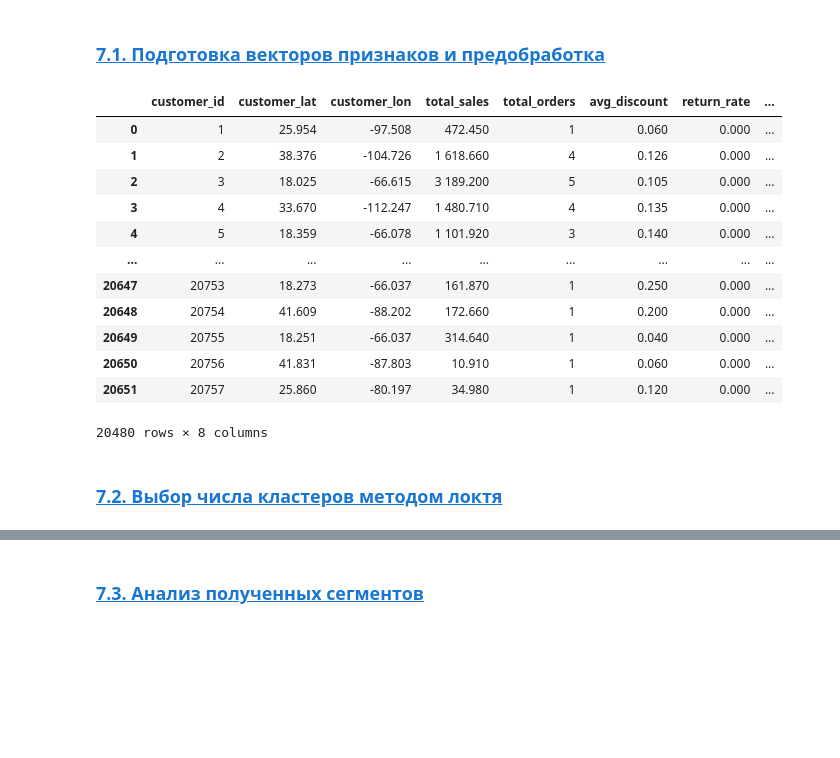
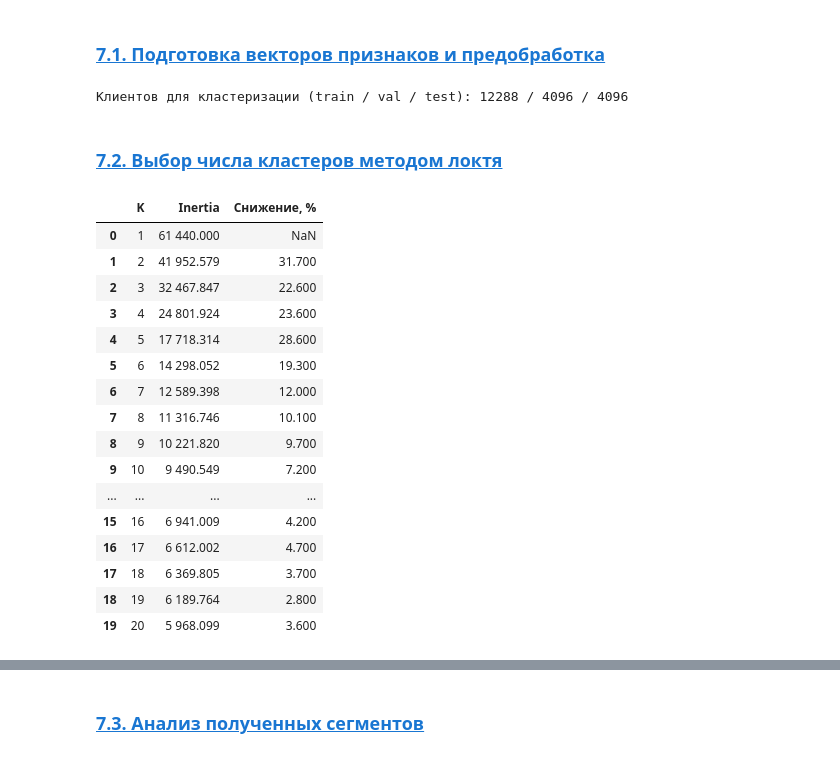
Before and after one commit to MEYakunin/Sprint18_Delivery_Delay_Prediction, a Jupyter notebook: Sprint18_Delivery_Delay_Prediction_Yakunin_Mikl.ipynb, the cells around one changed output, grey strips where cells are left out. Cells and saved outputs as stored; diff of their text form; code cells hidden in the pictures; blank space fills up the shorter version.

```diff
--- a/Sprint18_Delivery_Delay_Prediction_Yakunin_Mikl.ipynb
+++ b/Sprint18_Delivery_Delay_Prediction_Yakunin_Mikl.ipynb
@@ -1181,19 +1179,13 @@ plt.show()
 5. Визуализируйте положение кластеров с помощью t-SNE.
 # %% [markdown]
 ### [7.1. Подготовка векторов признаков и предобработка](#content)<a id="7_1"></a>
-# %%
-df_customers_clean
-# %% [output]
-|  | customer_id | customer_lat | customer_lon | total_sales | total_orders | avg_discount | return_rate | ... |
-| 0 | 1 | 25.954 | -97.508 | 472.450 | 1 | 0.060 | 0.000 | ... |
-| 1 | 2 | 38.376 | -104.726 | 1 618.660 | 4 | 0.126 | 0.000 | ... |
-| 2 | 3 | 18.025 | -66.615 | 3 189.200 | 5 | 0.105 | 0.000 | ... |
-| 3 | 4 | 33.670 | -112.247 | 1 480.710 | 4 | 0.135 | 0.000 | ... |
-| 4 | 5 | 18.359 | -66.078 | 1 101.920 | 3 | 0.140 | 0.000 | ... |
-| ... | ... | ... | ... | ... | ... | ... | ... | ... |
-| 20647 | 20753 | 18.273 | -66.037 | 161.870 | 1 | 0.250 | 0.000 | ... |
-| 20648 | 20754 | 41.609 | -88.202 | 172.660 | 1 | 0.200 | 0.000 | ... |
-| 20649 | 20755 | 18.251 | -66.037 | 314.640 | 1 | 0.040 | 0.000 | ... |
-| 20650 | 20756 | 41.831 | -87.803 | 10.910 | 1 | 0.060 | 0.000 | ... |
-| 20651 | 20757 | 25.860 | -80.197 | 34.980 | 1 | 0.120 | 0.000 | ... |
-20480 rows × 8 columns
+# %%
+profil_cols = ['recency', 'total_orders', 'total_sales', 'return_rate', 'avg_discount']
+
+train_profil = df_customers_clean[df_customers_clean['customer_id'].isin(train_customers)][profil_cols]
+val_profil = df_customers_clean[df_customers_clean['customer_id'].isin(val_customers)][profil_cols]
+test_profil = df_customers_clean[df_customers_clean['customer_id'].isin(test_customers)][profil_cols]
+
+print(f'Клиентов для кластеризации (train / val / test): {train_profil.shape[0]} / {val_profil.shape[0]} / {test_profil.shape[0]}')
+# %% [output]
+Клиентов для кластеризации (train / val / test): 12288 / 4096 / 4096
@@ -1201,0 +1209,23 @@ df_customers_clean
+# %%
+# Таблица: инерция и относительное снижение (для обоснования выбора K)
+elbow_profil_df = pd.DataFrame({'K': list(k_range), 'Inertia': inertias_profil})
+elbow_profil_df['Снижение, %'] = (elbow_profil_df['Inertia'].diff().abs() / elbow_profil_df['Inertia'].shift(1) * 100).round(1)
+display(elbow_profil_df)
+# %% [output]
+|  | K | Inertia | Снижение, % |
+| 0 | 1 | 61 440.000 | NaN |
+| 1 | 2 | 41 952.579 | 31.700 |
+| 2 | 3 | 32 467.847 | 22.600 |
+| 3 | 4 | 24 801.924 | 23.600 |
+| 4 | 5 | 17 718.314 | 28.600 |
+| 5 | 6 | 14 298.052 | 19.300 |
+| 6 | 7 | 12 589.398 | 12.000 |
+| 7 | 8 | 11 316.746 | 10.100 |
+| 8 | 9 | 10 221.820 | 9.700 |
+| 9 | 10 | 9 490.549 | 7.200 |
+| ... | ... | ... | ... |
+| 15 | 16 | 6 941.009 | 4.200 |
+| 16 | 17 | 6 612.002 | 4.700 |
+| 17 | 18 | 6 369.805 | 3.700 |
+| 18 | 19 | 6 189.764 | 2.800 |
+| 19 | 20 | 5 968.099 | 3.600 |
```
Also changed, not shown: parts of 14 cells of this notebook.
